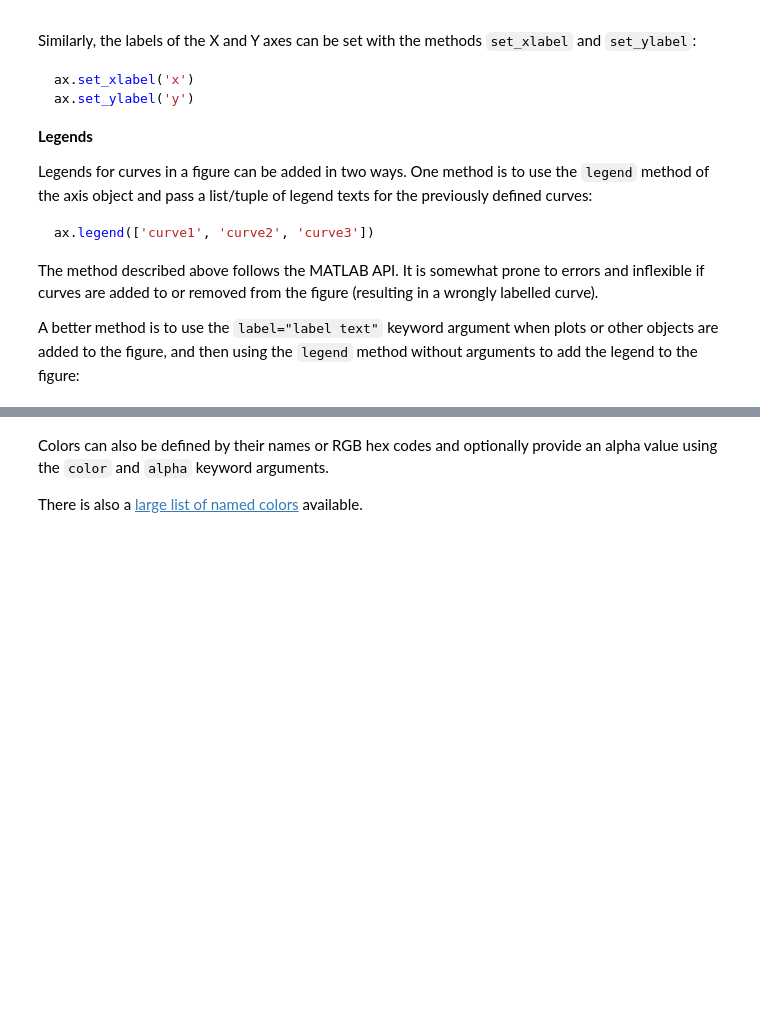
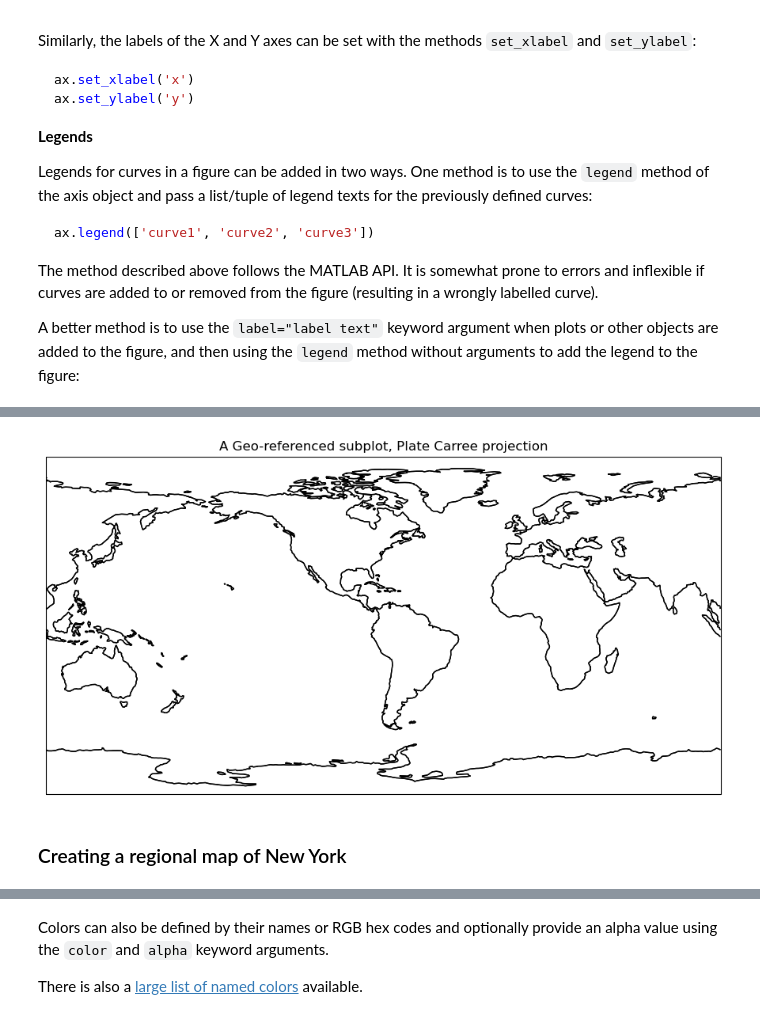
Before and after one commit to DOI-USGS/python-for-hydrology, a Jupyter notebook: notebooks/part0_python_intro/06_matplotlib.ipynb, the cells around one changed output, grey strips where cells are left out. Drawn from its saved outputs; the diff is of its cells as text; code cells hidden in the pictures; blank space fills up the shorter version.

```diff
--- a/notebooks/part0_python_intro/06_matplotlib.ipynb
+++ b/notebooks/part0_python_intro/06_matplotlib.ipynb
@@ -164,0 +375,7 @@ With `matplotlib`, the colors of lines and other graphical elements can be defin
+# %%
+ax.coastlines()
+fig # calling the figure again
+# %% [output]
+[figure, added]
+# %% [markdown]
+### Creating a regional map of New York
```
Also changed, not shown: parts of 85 cells of this notebook.
